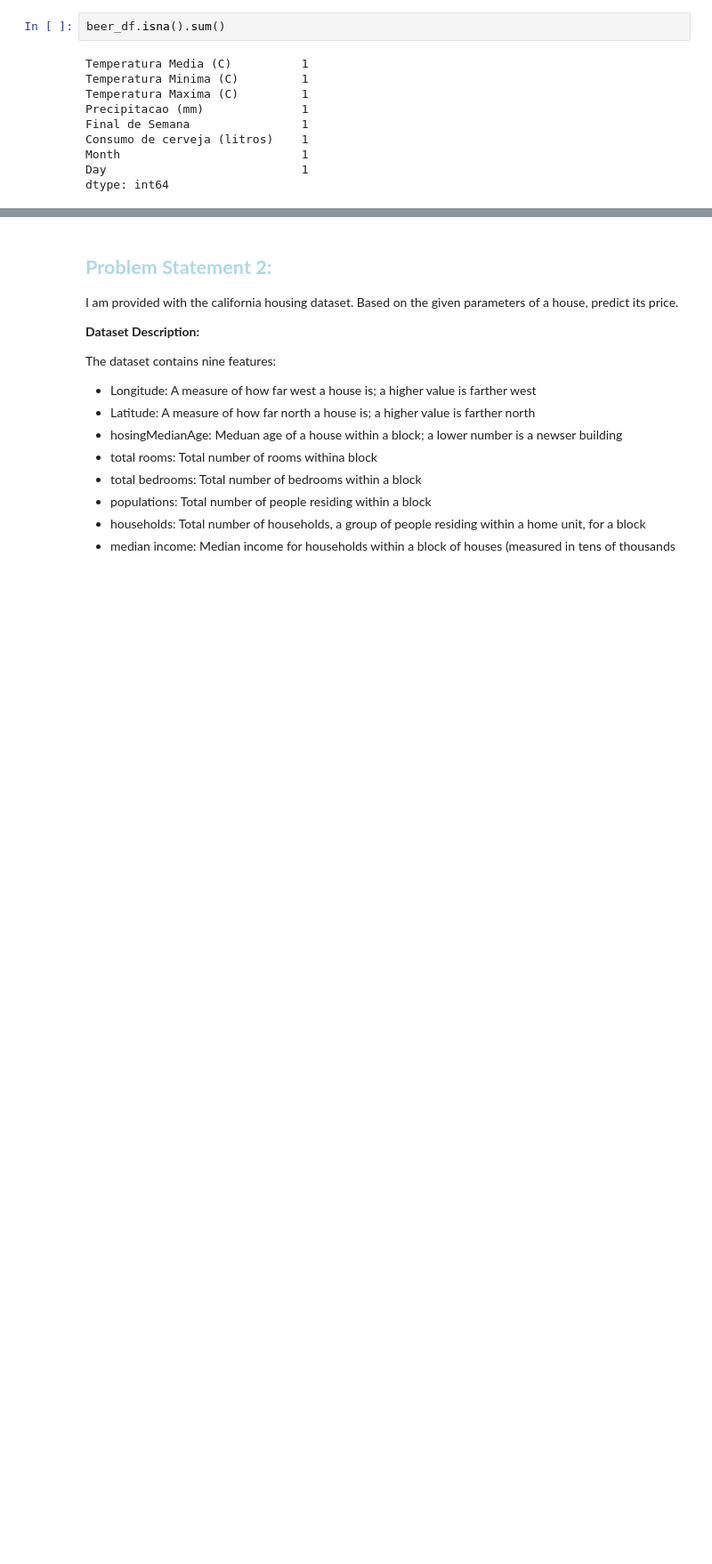
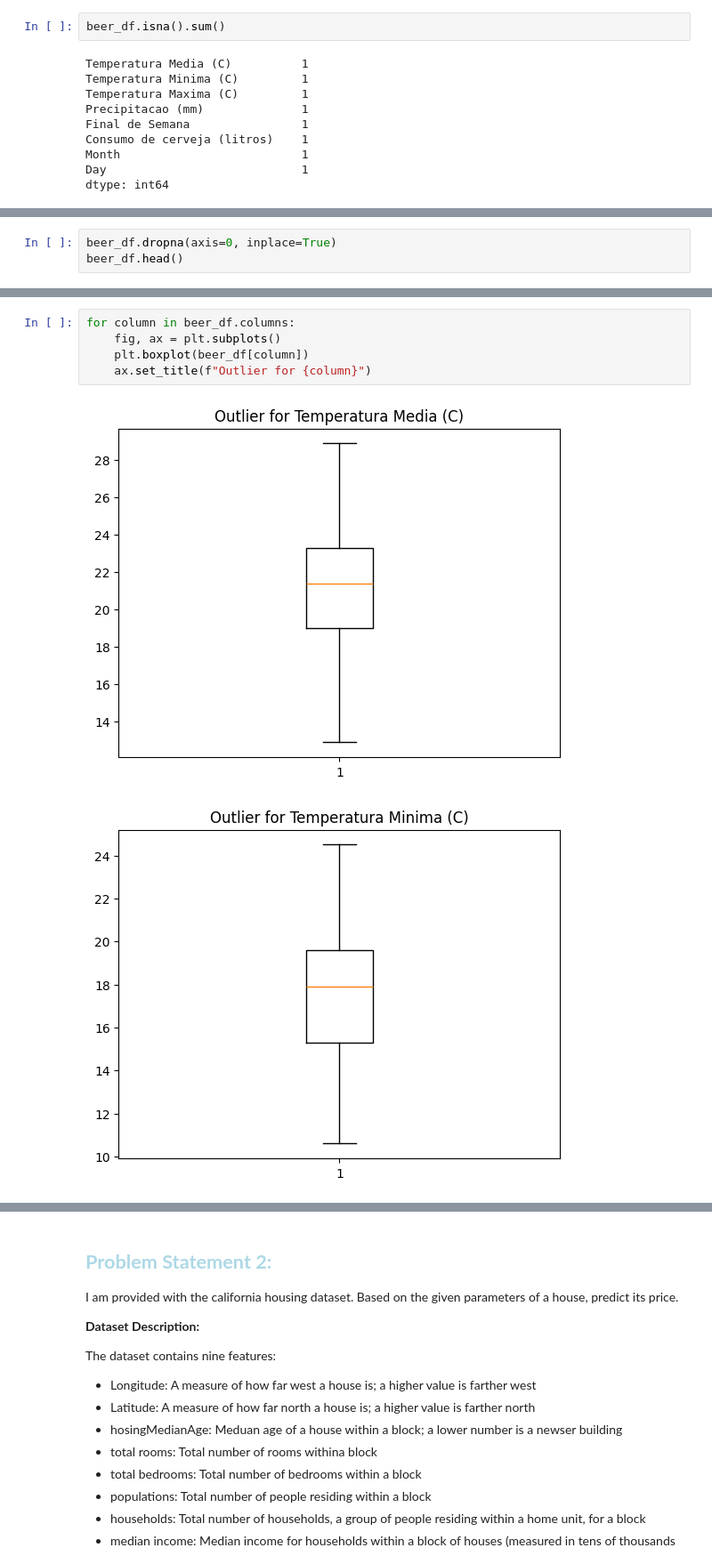
Before and after one commit to ekefan/ml_projects_for_edureka_internship, a Jupyter notebook: Supervised-Machine-Learning-Assignment4.ipynb, the cells around one changed output, grey strips where cells are left out. Shown at 89% size. Cells and saved outputs as stored; diff of their text form; blank space fills up the shorter version.

```diff
--- a/Supervised-Machine-Learning-Assignment4.ipynb
+++ b/Supervised-Machine-Learning-Assignment4.ipynb
@@ -150,0 +157,3 @@ After removing duplicate entries I would fill up the missing values with the mea
+# %%
+beer_df.dropna(axis=0, inplace=True)
+beer_df.head()
@@ -150,0 +180,8 @@ After removing duplicate entries I would fill up the missing values with the mea
+# %%
+for column in beer_df.columns:
+    fig, ax = plt.subplots()
+    plt.boxplot(beer_df[column])
+    ax.set_title(f"Outlier for {column}")
+# %% [output]
+[figure, added]
+[figure, added]
```
Also changed, not shown: parts of 24 cells of this notebook.
